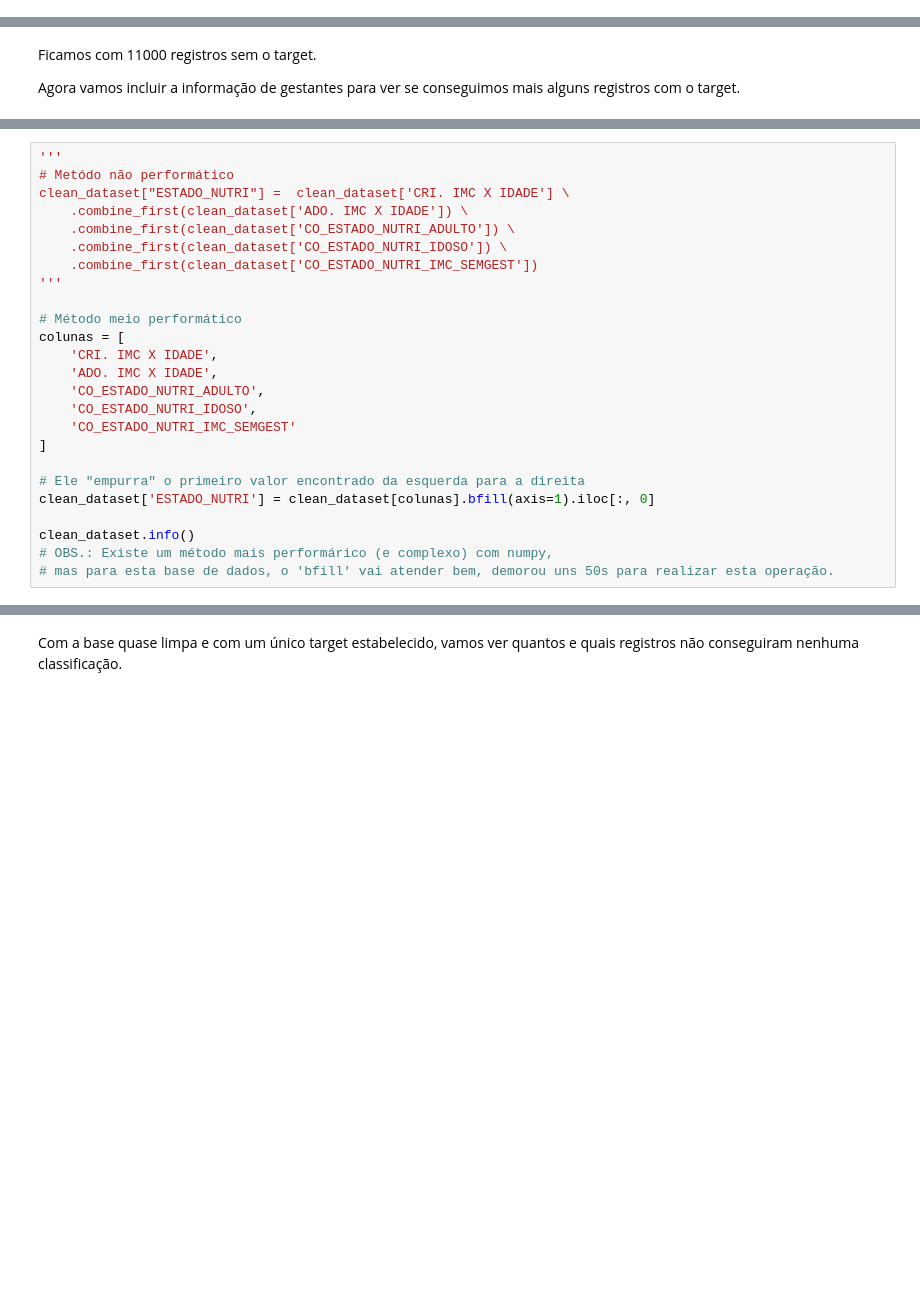
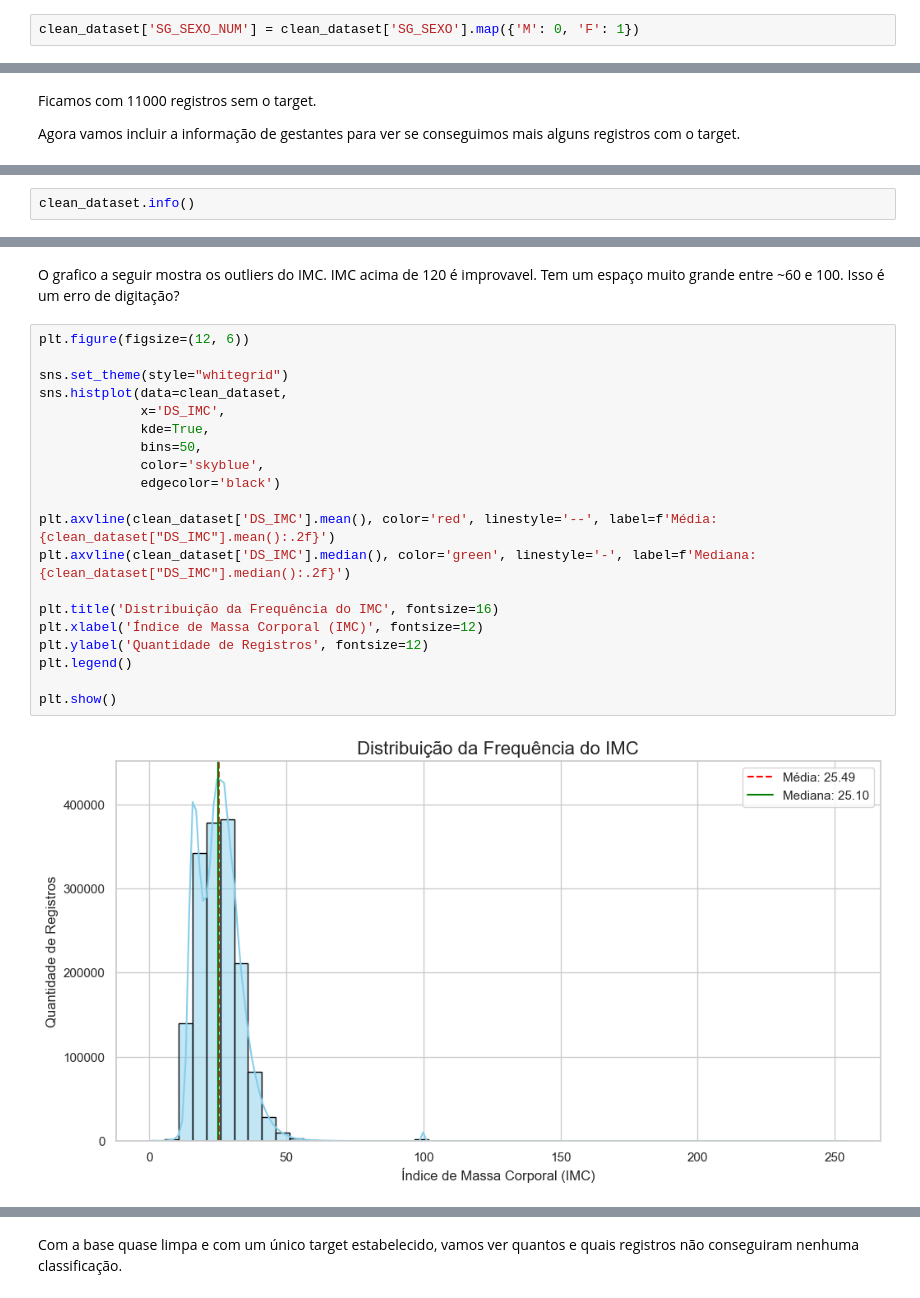
Before and after one commit to vagner-nascimento/fiap-pos-ia-para-devs-fase1-tech-challenge, a Jupyter notebook: main.ipynb, the cells around one changed output, grey strips where cells are left out. Drawn from its saved outputs; the diff is of its cells as text; blank space fills up the shorter version.

Commit message:
feat: add some more data to the analysis

```diff
--- a/main.ipynb
+++ b/main.ipynb
@@ -69,0 +165,2 @@ clean_dataset.info()
+# %%
+clean_dataset['SG_SEXO_NUM'] = clean_dataset['SG_SEXO'].map({'M': 0, 'F': 1})
@@ -154,25 +340,2 @@ Com esta análise, podemos juntar os targets em uma única coluna, escolhendo aq
 # %%
-'''
-# Metódo não performático
-clean_dataset["ESTADO_NUTRI"] =  clean_dataset['CRI. IMC X IDADE'] \
-    .combine_first(clean_dataset['ADO. IMC X IDADE']) \
-    .combine_first(clean_dataset['CO_ESTADO_NUTRI_ADULTO']) \
-    .combine_first(clean_dataset['CO_ESTADO_NUTRI_IDOSO']) \
-    .combine_first(clean_dataset['CO_ESTADO_NUTRI_IMC_SEMGEST'])
-'''
-
-# Método meio performático
-colunas = [
-    'CRI. IMC X IDADE',
-    'ADO. IMC X IDADE',
-    'CO_ESTADO_NUTRI_ADULTO',
-    'CO_ESTADO_NUTRI_IDOSO',
-    'CO_ESTADO_NUTRI_IMC_SEMGEST'
-]
-
-# Ele "empurra" o primeiro valor encontrado da esquerda para a direita
-clean_dataset['ESTADO_NUTRI'] = clean_dataset[colunas].bfill(axis=1).iloc[:, 0]
-
 clean_dataset.info()
-# OBS.: Existe um método mais performárico (e complexo) com numpy,
-# mas para esta base de dados, o 'bfill' vai atender bem, demorou uns 50s para realizar esta operação.
@@ -179,3 +360,27 @@ clean_dataset.info()
+# %% [markdown]
+O grafico a seguir mostra os outliers do IMC. IMC acima de 120 é improvavel. Tem um espaço muito grande entre ~60 e 100. Isso é um erro de digitação?
+# %%
+plt.figure(figsize=(12, 6))
+
+sns.set_theme(style="whitegrid")
+sns.histplot(data=clean_dataset,
+             x='DS_IMC',
+             kde=True,
+             bins=50,
+             color='skyblue',
+             edgecolor='black')
+
+plt.axvline(clean_dataset['DS_IMC'].mean(), color='red', linestyle='--', label=f'Média: {clean_dataset["DS_IMC"].mean():.2f}')
+plt.axvline(clean_dataset['DS_IMC'].median(), color='green', linestyle='-', label=f'Mediana: {clean_dataset["DS_IMC"].median():.2f}')
+
+plt.title('Distribuição da Frequência do IMC', fontsize=16)
+plt.xlabel('Índice de Massa Corporal (IMC)', fontsize=12)
+plt.ylabel('Quantidade de Registros', fontsize=12)
+plt.legend()
+
+plt.show()
+# %% [output]
+[figure, added]
 # %% [markdown]
 Com a nova coluna 'ESTADO_NUTRI' consolidada, podemos ver que 1572286 dos 1582936 registros foram classificados com sucesso.
 
```
Also changed, not shown: parts of 45 cells of this notebook, 1 other file.
